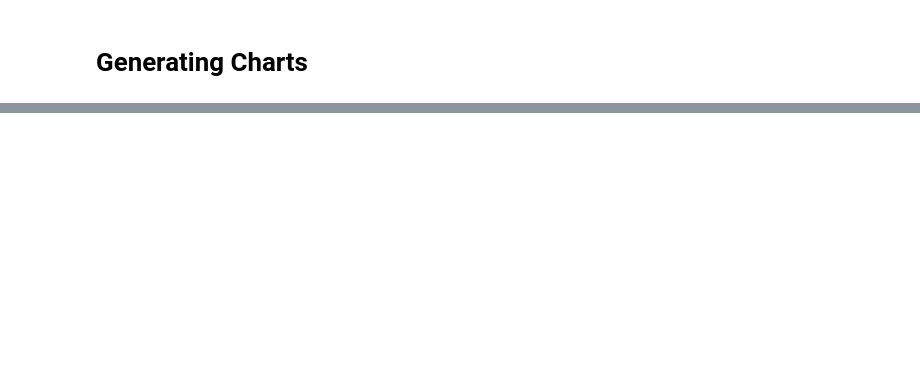
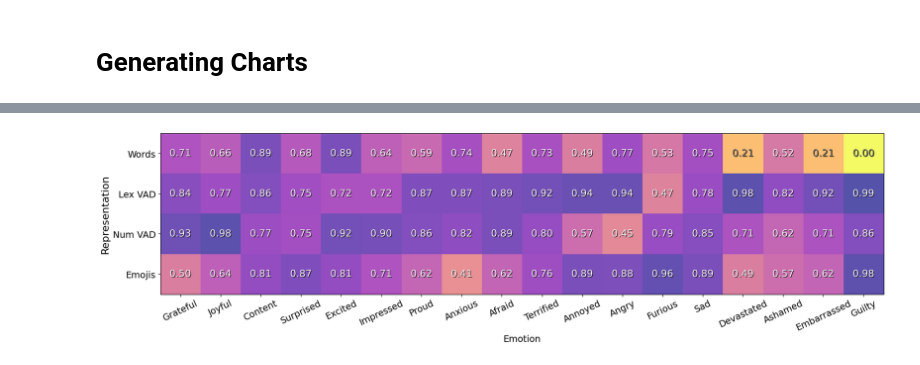
Before and after one commit to lab-LARA/Emotion-Representation-Alignment, a Jupyter notebook: stats/stat_tests_llama3.ipynb, the cells around one changed output, grey strips where cells are left out. Cells and saved outputs as stored; diff of their text form; code cells hidden in the pictures; blank space fills up the shorter version.

```diff
--- a/stats/stat_tests_llama3.ipynb
+++ b/stats/stat_tests_llama3.ipynb
@@ -17,7 +17,7 @@ pd.options.mode.chained_assignment = None
 
 random.seed(1)
 # %%
-dataset_path = os.path.join("AACEmoRepData_Llama3.xlsx")
+dataset_path = os.path.join("Cleaned_AACEmoRepData_Llama3.xlsx")
 dataset = pd.read_excel(dataset_path)
 
 words_data = dataset[dataset['representation_type'] == "1"]
@@ -1108,8 +1576,19 @@ df_q_a = df_q_a.rename(columns={"VAD": "Lexical VAD", "Numeric_VAD": "Numeric VA
 df_q_a_norm = df_q_a.div(df_q_a.sum(axis=1), axis=0)
 
 colors = {"Words": plt.cm.Set2(1), "Lexical VAD": plt.cm.Set2(2), "Numeric VAD": plt.cm.Set2(3), "Emojis": plt.cm.Set2(4)}
+patterns = {"Words": "x", "Lexical VAD": "--", "Numeric VAD": "//", "Emojis": "."}
 
 ax = df_q_a_norm.plot(kind="bar", figsize=(10, 6), width=0.8, color=[colors[label] for label in df_q_a.columns], edgecolor="black", linewidth=0.5)
+
+for i, bar in enumerate(ax.patches):
+    if i in range(0, 4):
+        bar.set_hatch(patterns["Words"])
+    if i in range(4, 8):
+        bar.set_hatch(patterns["Lexical VAD"])
+    if i in range(8,12):
+        bar.set_hatch(patterns["Numeric VAD"])
+    if i in range(12, 16):
+        bar.set_hatch(patterns["Emojis"])
 
 plt.title("Llama 3", fontsize=20, y=0.895, bbox=dict(edgecolor="black", facecolor="white", boxstyle="round, pad=0.3", alpha=0.15))
 plt.xlabel("Emotion Expressed to Participant in")
@@ -1359,32 +1930,41 @@ per_emo_emojis_stats
 # %%
+import matplotlib.patheffects as path_effects
+
 emotions_list = list(per_emo_words_stats.keys())
 
 shannon_entropy_values = []
 for data in [per_emo_words_stats, per_emo_vad_stats, per_emo_vadnum_stats, per_emo_emojis_stats]:
     shannon_entropy_values.append([data[emotion]['shannon_entropy'] for emotion in emotions_list])
 
 shannon_entropy_data = np.array(shannon_entropy_values)
 
 shannon_entropy_df = pd.DataFrame(shannon_entropy_values, columns=emotions_list, index=['Words', 'VAD', 'VADNum', 'Emojis'])
 
 plt.figure(figsize=(20, 12))
 cax = plt.imshow(shannon_entropy_df, cmap="plasma_r", alpha=0.7, interpolation='nearest')
 
 
 plt.xticks(ticks=np.arange(18), labels=emotions_list)
 plt.yticks(ticks=np.arange(4), labels=['Words', 'Lex VAD', 'Num VAD', 'Emojis'])
 
 for i in range(4):
     for j in range(18):
         value = shannon_entropy_data[i, j]
-        plt.text(j, i, f'{value:.2f}', ha='center', va='center', color='black', fontsize=10)
+        to_color = 'whitesmoke' if value > 0.3 else 'dimgray'
+        txt = plt.text(j, i, f'{value:.2f}', ha='center', va='center', color=to_color, fontsize=15)
+
+        txt.set_path_effects([
+            path_effects.withSimplePatchShadow(offset=(1, -1), shadow_rgbFace="black", alpha=0.8)
+        ])
 
 # plt.title("Heatmap of Shannon Entropy Values per Emotion and Representation")
 plt.xlabel("Emotion", fontsize=14)
 plt.xticks(rotation=25, ha="center")
 plt.ylabel("Representation", fontsize=16)
 plt.savefig("figures/Shannon_Entropy_Per_Emotion_Representation_Llama3.png", dpi=300, bbox_inches="tight")
 plt.show()
+# %% [output]
+[figure, added]
 # %%
 mean_convey_values = []
 for data in [per_emo_words_stats, per_emo_vad_stats, per_emo_vadnum_stats, per_emo_emojis_stats]:
```
Also changed, not shown: parts of 58 cells of this notebook, 7 other files.
